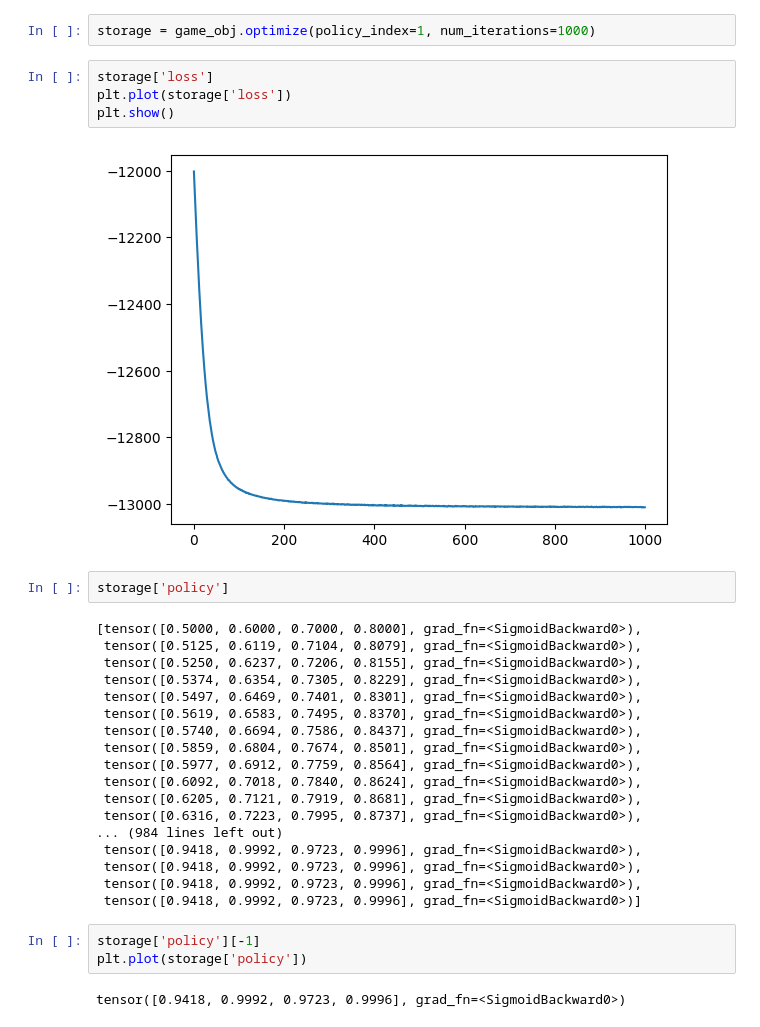
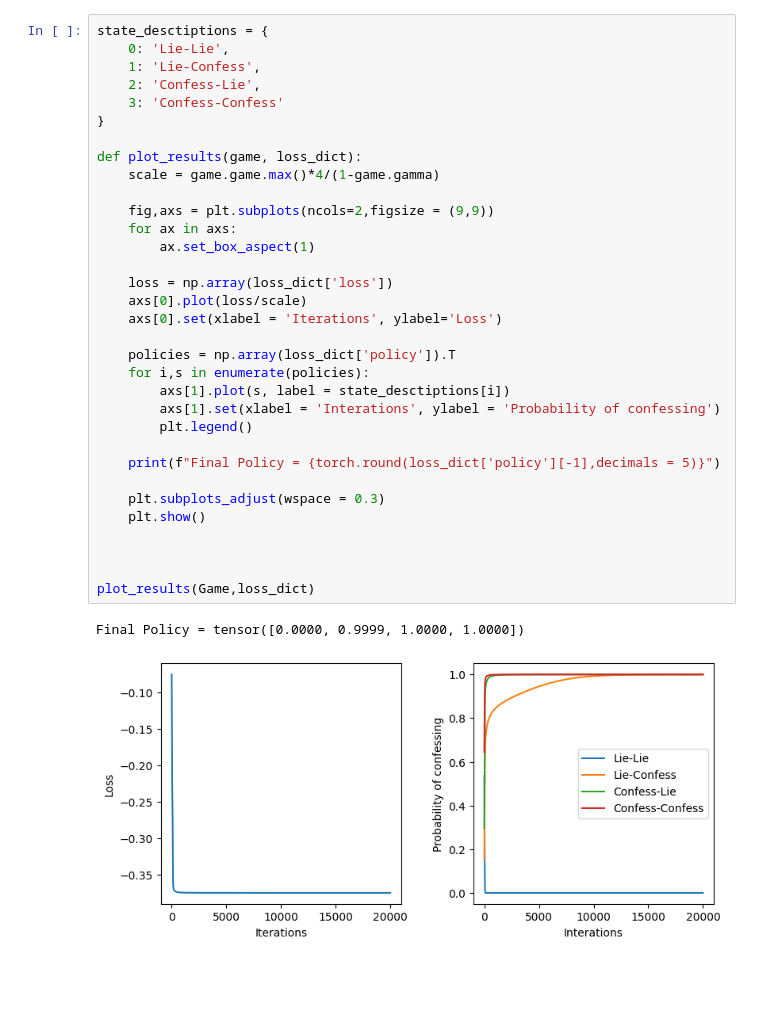
Before and after one commit to ash-ai-safety-hub/g2-lewis, a Jupyter notebook: noisy_IPD.ipynb, the cells around one changed output. Cells and saved outputs as stored; diff of their text form; blank space fills up the shorter version.

Commit message:
Cleaned up and added plotting function

```diff
--- a/noisy_IPD.ipynb
+++ b/noisy_IPD.ipynb
@@ -148,33 +171,36 @@ game_obj = NoisyIPD(game = prisoners_dilemma,
-# %%
-storage = game_obj.optimize(policy_index=1, num_iterations=1000)
-# %%
-storage['loss']
-plt.plot(storage['loss'])
-plt.show()
-# %% [output]
-[figure, removed]
-# %%
-storage['policy']
-# %% [output]
-[tensor([0.5000, 0.6000, 0.7000, 0.8000], grad_fn=<SigmoidBackward0>),
- tensor([0.5125, 0.6119, 0.7104, 0.8079], grad_fn=<SigmoidBackward0>),
- tensor([0.5250, 0.6237, 0.7206, 0.8155], grad_fn=<SigmoidBackward0>),
- tensor([0.5374, 0.6354, 0.7305, 0.8229], grad_fn=<SigmoidBackward0>),
- tensor([0.5497, 0.6469, 0.7401, 0.8301], grad_fn=<SigmoidBackward0>),
- tensor([0.5619, 0.6583, 0.7495, 0.8370], grad_fn=<SigmoidBackward0>),
- tensor([0.5740, 0.6694, 0.7586, 0.8437], grad_fn=<SigmoidBackward0>),
- tensor([0.5859, 0.6804, 0.7674, 0.8501], grad_fn=<SigmoidBackward0>),
- tensor([0.5977, 0.6912, 0.7759, 0.8564], grad_fn=<SigmoidBackward0>),
- tensor([0.6092, 0.7018, 0.7840, 0.8624], grad_fn=<SigmoidBackward0>),
- tensor([0.6205, 0.7121, 0.7919, 0.8681], grad_fn=<SigmoidBackward0>),
- tensor([0.6316, 0.7223, 0.7995, 0.8737], grad_fn=<SigmoidBackward0>),
-... (984 lines left out)
- tensor([0.9418, 0.9992, 0.9723, 0.9996], grad_fn=<SigmoidBackward0>),
- tensor([0.9418, 0.9992, 0.9723, 0.9996], grad_fn=<SigmoidBackward0>),
- tensor([0.9418, 0.9992, 0.9723, 0.9996], grad_fn=<SigmoidBackward0>),
- tensor([0.9418, 0.9992, 0.9723, 0.9996], grad_fn=<SigmoidBackward0>)]
-# %%
-storage['policy'][-1]
-plt.plot(storage['policy'])
-# %% [output]
-tensor([0.9418, 0.9992, 0.9723, 0.9996], grad_fn=<SigmoidBackward0>)
+# %%
+state_desctiptions = {
+    0: 'Lie-Lie',
+    1: 'Lie-Confess',
+    2: 'Confess-Lie',
+    3: 'Confess-Confess'
+}
+
+def plot_results(game, loss_dict):
+    scale = game.game.max()*4/(1-game.gamma)
+
+    fig,axs = plt.subplots(ncols=2,figsize = (9,9))
+    for ax in axs:
+        ax.set_box_aspect(1)
+
+    loss = np.array(loss_dict['loss'])
+    axs[0].plot(loss/scale)
+    axs[0].set(xlabel = 'Iterations', ylabel='Loss')
+
+    policies = np.array(loss_dict['policy']).T
+    for i,s in enumerate(policies):
+        axs[1].plot(s, label = state_desctiptions[i])
+        axs[1].set(xlabel = 'Interations', ylabel = 'Probability of confessing')
+        plt.legend()
+
+    print(f"Final Policy = {torch.round(loss_dict['policy'][-1],decimals = 5)}")
+
+    plt.subplots_adjust(wspace = 0.3)
+    plt.show()
+
+
+
+plot_results(Game,loss_dict)
+# %% [output]
+Final Policy = tensor([0.0000, 0.9999, 1.0000, 1.0000])
+[figure, added]
```
Also changed, not shown: parts of 6 cells of this notebook.
